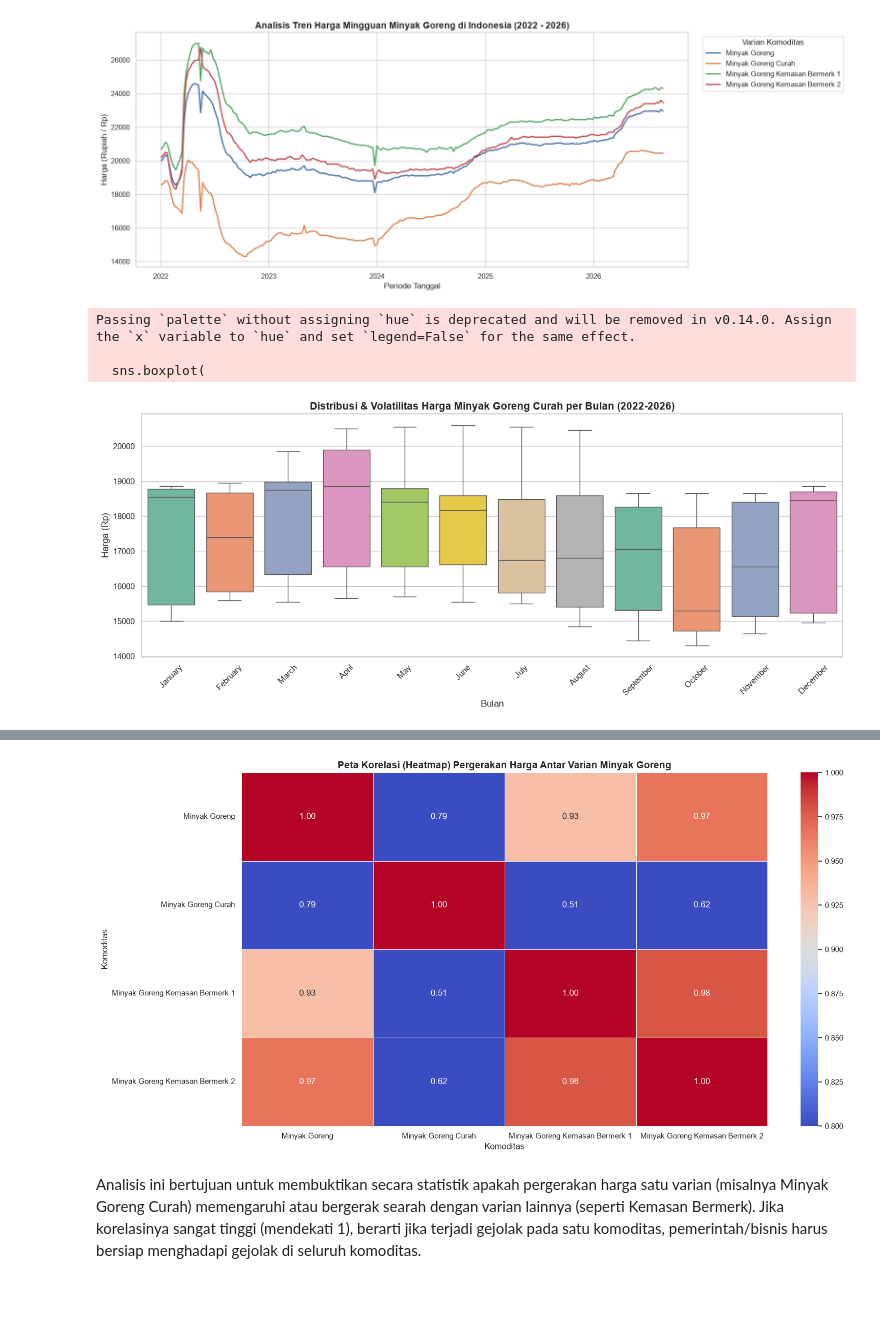
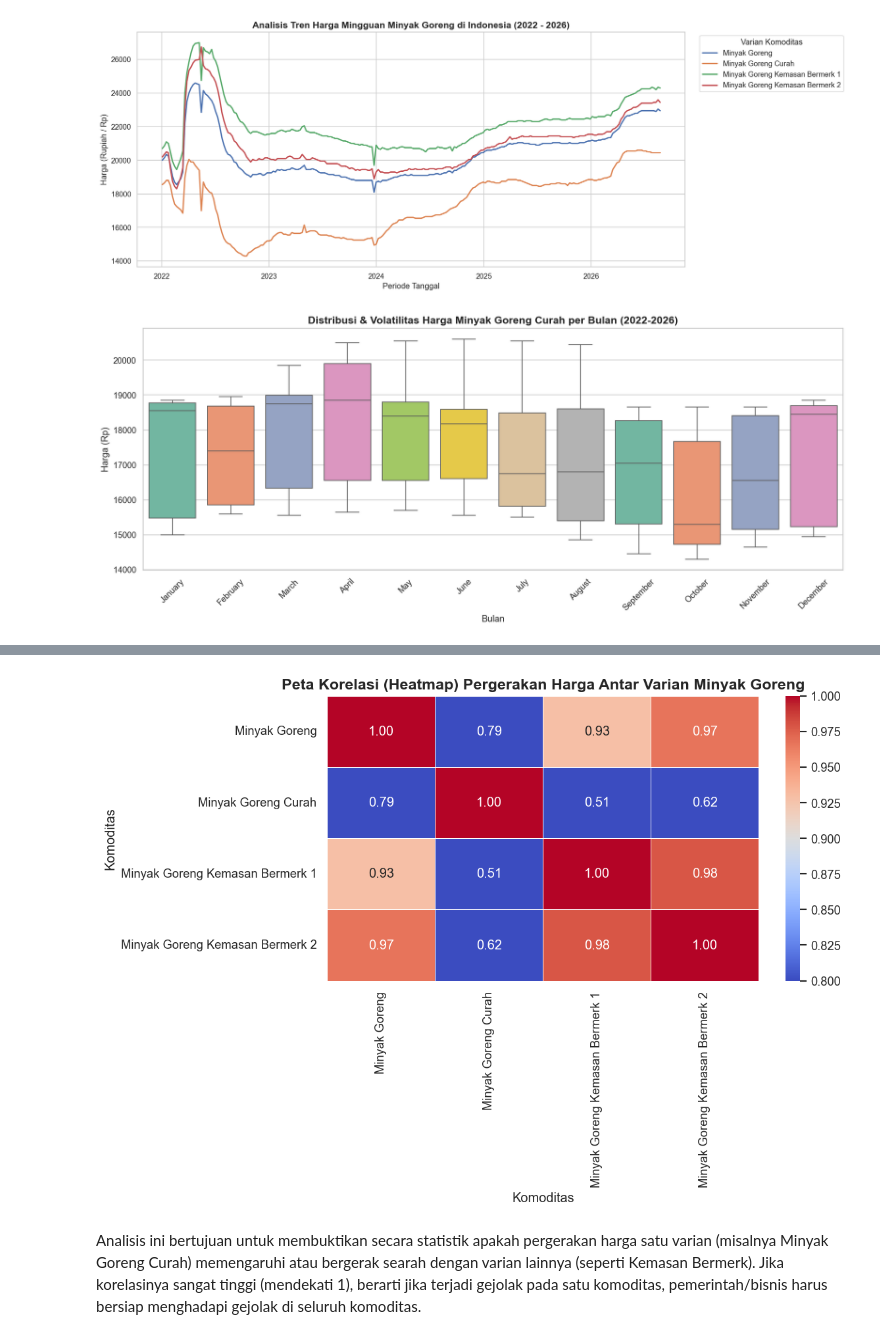
Before and after one commit to candragnawn/spike-oil-price-prediction, a Jupyter notebook: TA.ipynb, the cells around one changed output, grey strips where cells are left out. Saved outputs shown, nothing was run; the diff lists cells and outputs as text; code cells hidden in the pictures; blank space fills up the shorter version.

```diff
--- a/TA.ipynb
+++ b/TA.ipynb
@@ -187,8 +211,24 @@ df_long.rename(
     inplace=True,
 )
 
+# Bersihkan dan konversi kolom Harga ke numerik
+df_long['Harga'] = pd.to_numeric(
+    df_long['harga_raw'].astype(str).str.replace(',', '').str.strip(),
+    errors='coerce'
+)
 
+# Bersihkan dan konversi kolom Tanggal ke datetime
+df_long['Tanggal'] = pd.to_datetime(
+    df_long['Tanggal'].astype(str).str.replace(' ', ''),
+    format='%d/%m/%Y',
+    errors='coerce'
+)
 
-display(df_long.head(100))
-print("Jumlah total baris data valid:", len(df_long))
+# Tambahkan kolom bantu waktu
+df_long['Tahun']       = df_long['Tanggal'].dt.year
+df_long['Bulan_Angka'] = df_long['Tanggal'].dt.month
+df_long['Bulan']       = df_long['Tanggal'].dt.month_name()
+
+display(df_long.head(10))
+print("Jumlah total baris data:", len(df_long))
 # %% [output]
@@ -233,8 +274,4 @@ display(statistik_deskriptif)
 # %%
-df_long['Tanggal'] = pd.to_datetime(df_long['Tanggal'].astype(str).str.replace(' ', ''), format='%d/%m/%Y', errors='coerce')
-
-df_long['Tahun'] = df_long['Tanggal'].dt.year
-
 tabel_missing = df_long.groupby(['Komoditas', 'Tahun'])['Harga'].apply(
     lambda x: x.isna().sum()
 ).unstack(fill_value=0)
@@ -275,10 +401,6 @@ import matplotlib.pyplot as plt
 import seaborn as sns
 
 df_eda = df_long.copy()
-
-df_eda['Bulan_Angka'] = df_eda['Tanggal'].dt.month
-df_eda['Bulan'] = df_eda['Tanggal'].dt.month_name()
-
 df_eda = df_eda.sort_values('Bulan_Angka')
 
 plt.figure(figsize=(14, 6))
@@ -288,7 +410,9 @@ sns.boxplot(
     data=df_curah_eda,
     x='Bulan',
     y='Harga',
-    palette='Set2'
+    hue='Bulan',
+    palette='Set2',
+    legend=False
 )
 
 plt.title('Distribusi & Volatilitas Harga Minyak Goreng Curah per Bulan (2022-2026)', fontsize=14, fontweight='bold')
@@ -298,9 +422,6 @@ plt.xticks(rotation=45)
 plt.tight_layout()
 plt.show()
 # %% [output]
-Passing `palette` without assigning `hue` is deprecated and will be removed in v0.14.0. Assign the `x` variable to `hue` and set `legend=False` for the same effect.
-
-  sns.boxplot(
 [figure]
 # %%
 rata_rata_bulanan = (
@@ -333,27 +454,27 @@ Matriks Rata-rata Harga per Bulan:
 # %%
 import matplotlib.pyplot as plt
 import seaborn as sns
 
-df_wide = df_long.pivot(index='Tanggal', columns='Komoditas', values='Harga')
+df_wide = df_long.pivot_table(index='Tanggal', columns='Komoditas', values='Harga', aggfunc='mean')
 
 matriks_korelasi = df_wide.corr()
 
-plt.figure(figsize=(16, 8))
+plt.figure(figsize=(10, 7))
 sns.heatmap(
     matriks_korelasi,
     annot=True,
     cmap='coolwarm',
     fmt='.2f',
     linewidths=0.5,
     vmin=0.8,
     vmax=1.0
 )
 
 plt.title('Peta Korelasi (Heatmap) Pergerakan Harga Antar Varian Minyak Goreng', fontsize=14, fontweight='bold')
 plt.tight_layout()
 plt.show()
 # %% [output]
-[figure, old version]
+[figure, new version]
 # %% [markdown]
 Analisis ini bertujuan untuk membuktikan secara statistik apakah pergerakan harga satu varian (misalnya Minyak Goreng Curah) memengaruhi atau bergerak searah dengan varian lainnya (seperti Kemasan Bermerk). Jika korelasinya sangat tinggi (mendekati 1), berarti jika terjadi gejolak pada satu komoditas, pemerintah/bisnis harus bersiap menghadapi gejolak di seluruh komoditas.
 # %% [markdown]
```
Also changed, not shown: parts of 27 cells of this notebook.
